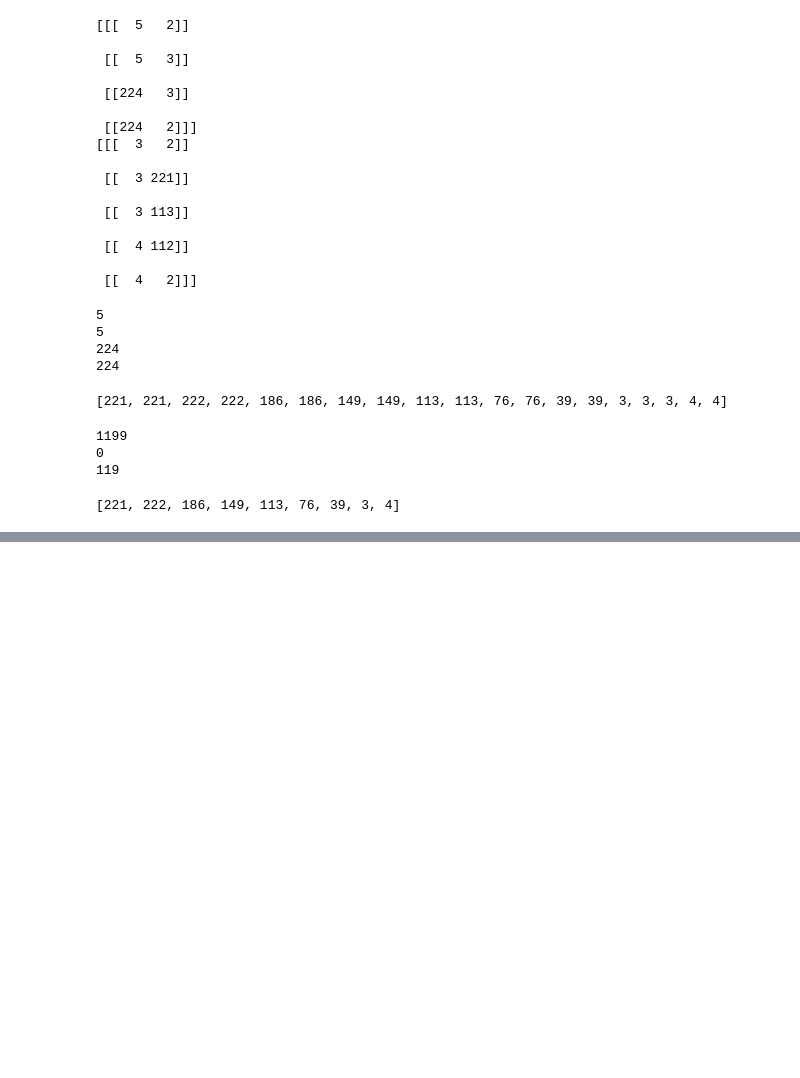
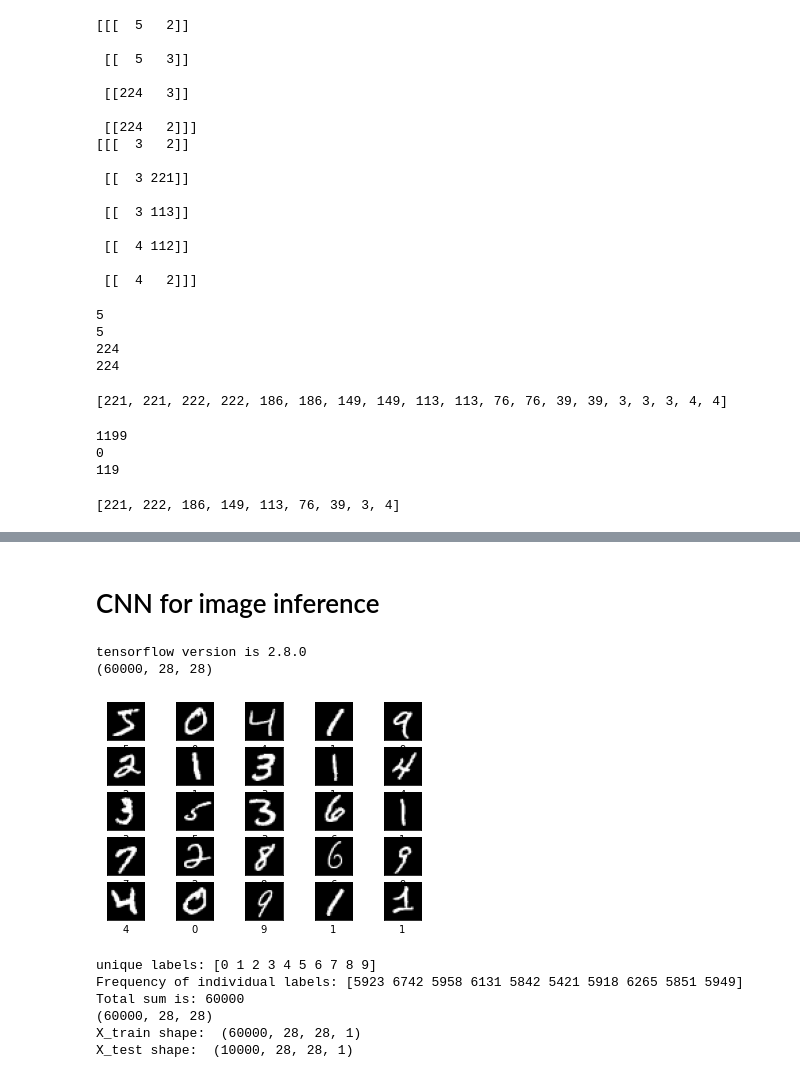
Before and after one commit to lone-lobo/sudoku_solver, a Jupyter notebook: src/sudoku_MM.ipynb, the cells around one changed output, grey strips where cells are left out. Cells and saved outputs as stored; diff of their text form; code cells hidden in the pictures; blank space fills up the shorter version.

```diff
--- a/src/sudoku_MM.ipynb
+++ b/src/sudoku_MM.ipynb
@@ -263,0 +233,14 @@ for x_v , y_v in zip(latest_flat, latest_flat[1:]):
+# %%
+i=0
+for x_v , y_v in zip(latest_flat, latest_flat[1:]):
+    for x_h , y_h in zip(latest_flat, latest_flat[1:]):
+        print(x_v,y_v,x_h,y_h)
+        i+=1
+#         x_v = 4
+#         y_v = 39
+        cropped_image = image[x_v:y_v ,x_h:y_h]
+        gray = cv2.cvtColor(cropped_image,cv2.COLOR_BGR2GRAY)
+        thresh = cv2.threshold(gray, 0, 255, cv2.THRESH_BINARY_INV + cv2.THRESH_OTSU)[1]
+        show_wait_destroy("sample",cropped_image)
+        show_wait_destroy("thresh", thresh)
+        cv2.imwrite("cropped_images\image_"+str(i)+'.png',thresh)
@@ -263,0 +265,2 @@ for x_v , y_v in zip(latest_flat, latest_flat[1:]):
+# %% [markdown]
+# CNN for image inference
@@ -263,0 +282,37 @@ for x_v , y_v in zip(latest_flat, latest_flat[1:]):
+# %%
+print("tensorflow version is "+ str(tf.__version__))
+(X_train, Y_train), (X_test, Y_test) = mnist.load_data()
+print(X_train.shape)
+for i in range(25):
+  plt.subplot(5,5,i+1)
+  plt.xticks([])
+  plt.yticks([])
+  plt.grid(False)
+  plt.imshow(X_train[i], cmap='gray')
+  plt.xlabel(Y_train[i])
+  plt.gray()
+plt.show()
+# %% [output]
+tensorflow version is 2.8.0
+(60000, 28, 28)
+[figure, added]
+# %%
+unique_train,frequency_train=np.unique(Y_train,return_counts=True)
+total=np.sum(frequency_train)
+print("unique labels: {} \nFrequency of individual labels: {} \nTotal sum is: {}".format(unique_train,frequency_train,total))
+X_train=X_train/255
+X_test=X_test/255
+print(X_train.shape)
+np.reshape(X_train,(-1,28,28))
+X_train=X_train[:,:,:,newaxis]
+np.reshape(X_test,(-1,28,28,1))
+X_test=X_test[:,:,:,newaxis]
+print("X_train shape: ",X_train.shape)
+print("X_test shape: ",X_test.shape)
+# %% [output]
+unique labels: [0 1 2 3 4 5 6 7 8 9]
+Frequency of individual labels: [5923 6742 5958 6131 5842 5421 5918 6265 5851 5949]
+Total sum is: 60000
+(60000, 28, 28)
+X_train shape:  (60000, 28, 28, 1)
+X_test shape:  (10000, 28, 28, 1)
```
Also changed, not shown: parts of 26 cells of this notebook, 2 other files.
